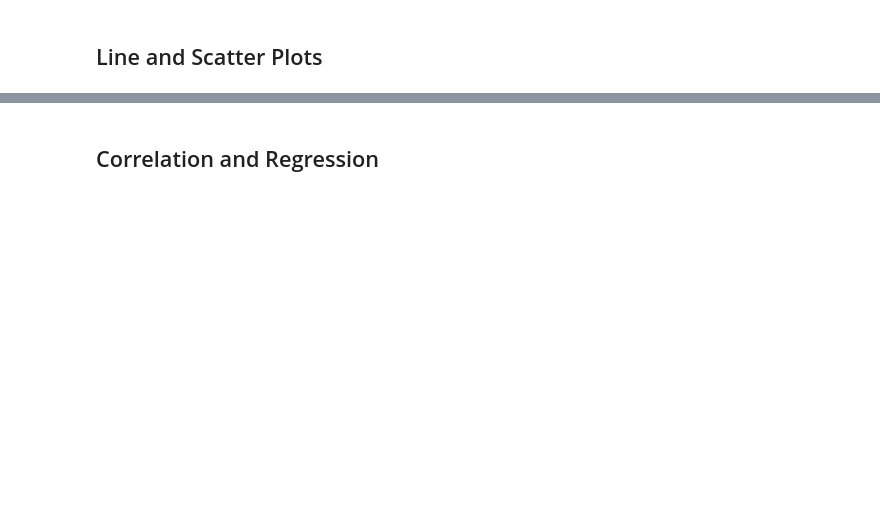
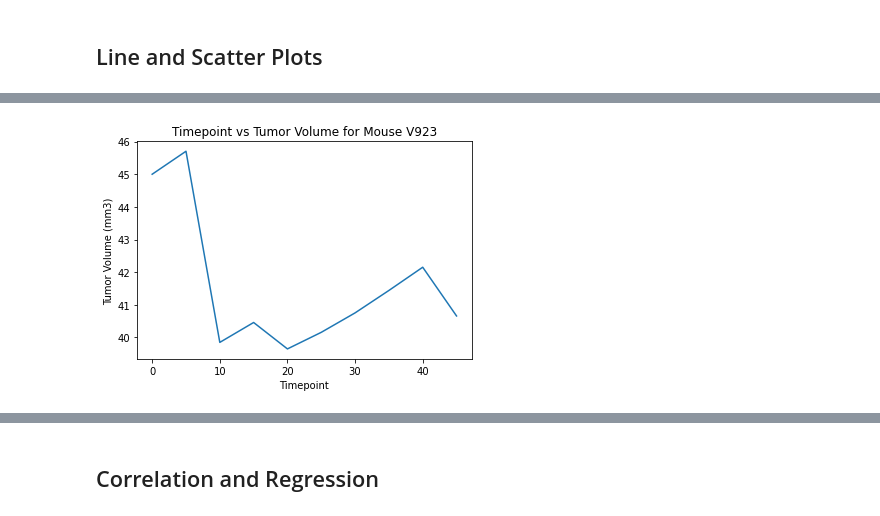
Before and after one commit to JacquelineMeyer1000/Matplotlib-challenge, a Jupyter notebook: Pymaceuticals.git/pymaceuticals.ipynb, the cells around one changed output, grey strips where cells are left out. Cells and saved outputs as stored; diff of their text form; code cells hidden in the pictures; blank space fills up the shorter version.

```diff
--- a/Pymaceuticals.git/pymaceuticals.ipynb
+++ b/Pymaceuticals.git/pymaceuticals.ipynb
@@ -139,4 +252,13 @@ top_4 = ['Capomulin', 'Ramicane', 'Infubinol','Ceftamin']
 # %%
 # Generate a line plot of tumor volume vs. time point for a mouse treated with Capomulin
+capomulin_mouse = revised_study_df.loc[revised_study_df['Mouse ID'] == 'v923']
+
+plt.plot(capomulin_mouse["Timepoint"], capomulin_mouse["Tumor Volume (mm3)"])
+plt.xlabel("Timepoint")
+plt.ylabel("Tumor Volume (mm3)")
+plt.title("Timepoint vs Tumor Volume for Mouse V923")
+plt.show()
+# %% [output]
+[figure, added]
 # %%
 # Generate a scatter plot of average tumor volume vs. mouse weight for the Capomulin regimen
```
Also changed, not shown: parts of 16 cells of this notebook, 1 other file.
